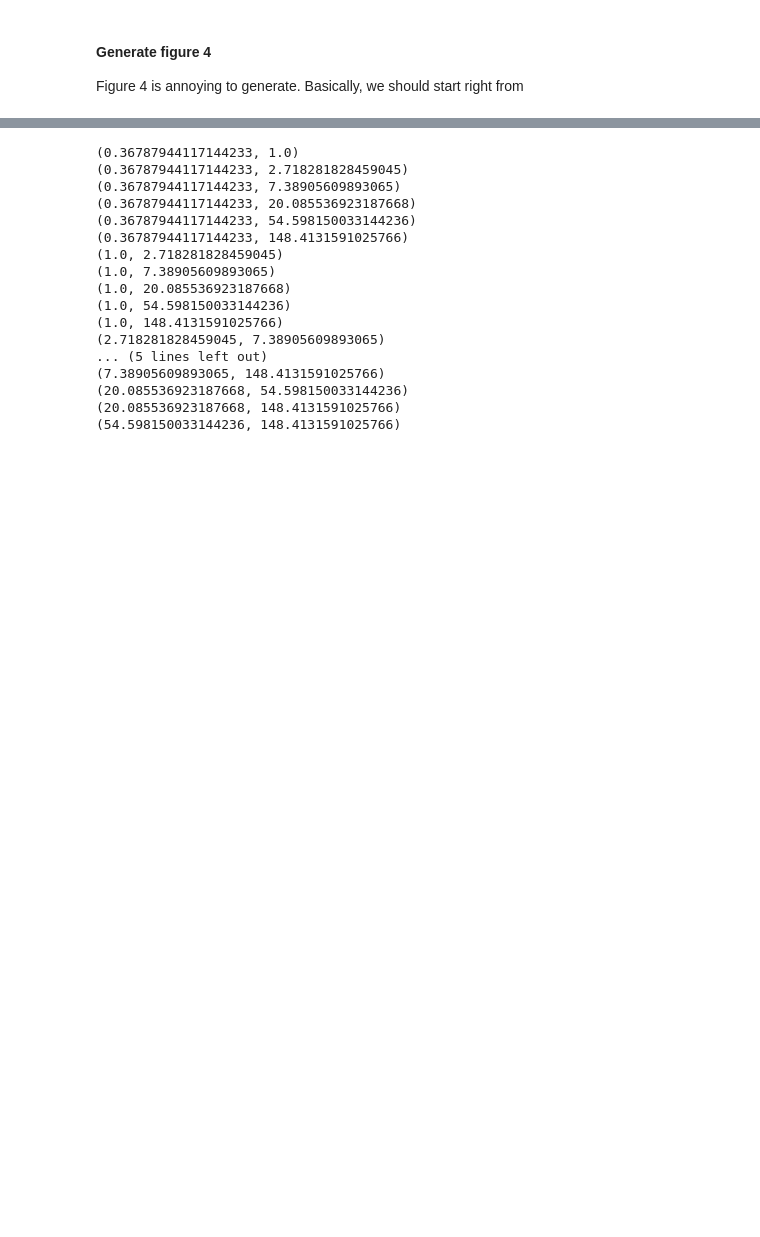
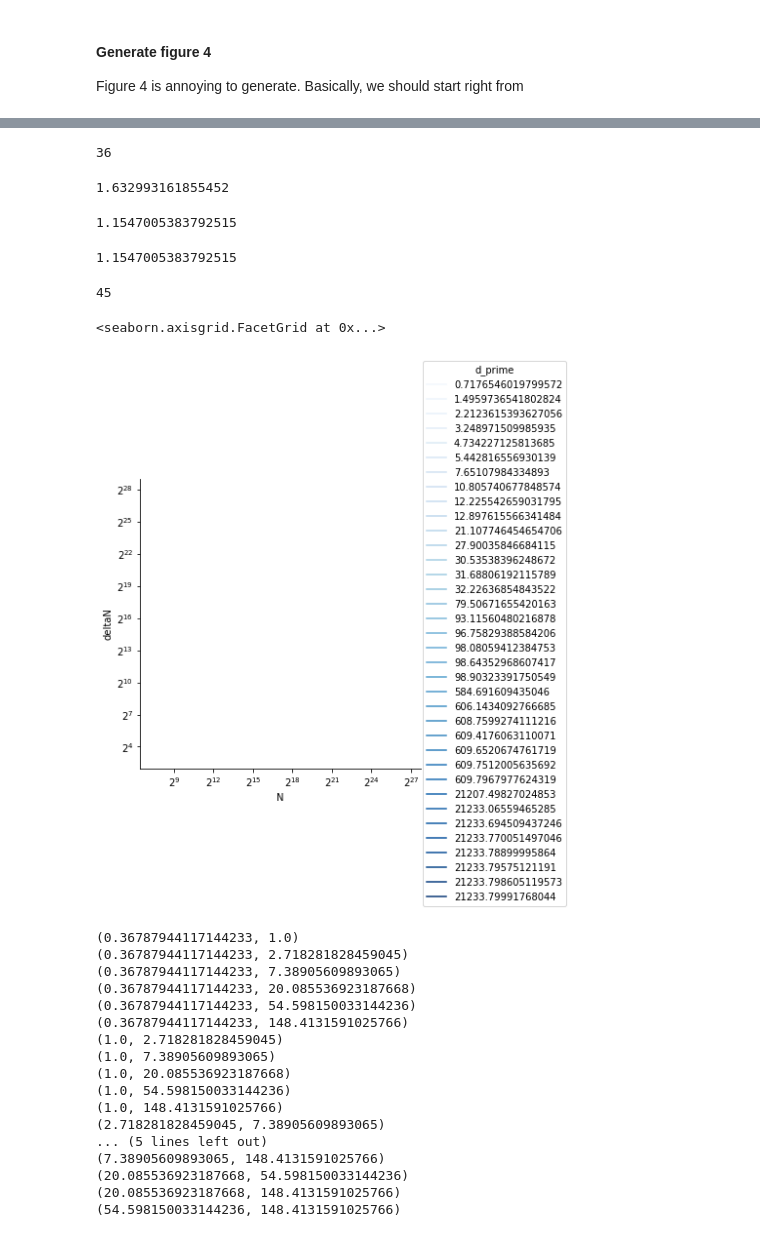
Before and after one commit to WinawerLab/vis-mod-course, a Jupyter notebook: Geisler1984.ipynb, the cells around one changed output, grey strips where cells are left out. Saved outputs shown, nothing was run; the diff lists cells and outputs as text; code cells hidden in the pictures; blank space fills up the shorter version.

Commit message:
figure4 function closer to correct

```diff
--- a/Geisler1984.ipynb
+++ b/Geisler1984.ipynb
@@ -191,3 +191,5 @@ for im, title, ax in zip([lum_signal, psf, retinal_image], ['luminance distribut
 #### Generate figure 4
 
 Figure 4 is annoying to generate. Basically, we should start right from
+# %%
+a=np.array([2**(1+(2*i)/25) for i in range(1, 10)])
@@ -194,3 +222,35 @@ Figure 4 is annoying to generate. Basically, we should start right from
+# %%
+df, pair_df = hf.figure4(a)
+pair_df['rounded_d_prime'] = pair_df['d_prime'].apply(lambda x: np.round(x, 1))
+# %%
+pair_df.d_prime.nunique()
+# %% [output]
+36
+# %%
+hf.calc_d_prime(np.array([4,4]), np.array([2,2]))
+# %% [output]
+1.632993161855452
+# %%
+hf.calc_d_prime(np.array([1,1]), np.array([2, 2]))
+# %% [output]
+1.1547005383792515
+# %%
+hf.calc_d_prime(np.array([4]), np.array([2]))
+# %% [output]
+1.1547005383792515
+# %%
+pair_df.d_prime.nunique()
+# %% [output]
+45
+# %%
+g = sns.FacetGrid(pair_df, hue='d_prime', size=5, aspect=1, palette='Blues')
+g.map(plt.plot, 'N', 'deltaN')
+g.axes.flatten()[0].set_xscale('log', basex=2)
+g.axes.flatten()[0].set_yscale('log', basey=2)
+g.add_legend()
+# %% [output]
+<seaborn.axisgrid.FacetGrid at 0x...>
+[figure, added]
 # %%
 # for creating luminance signal - just a point source
 psf = hf.pointspread_function(x, y)
```
Also changed, not shown: parts of 4 cells of this notebook, 1 other file.
